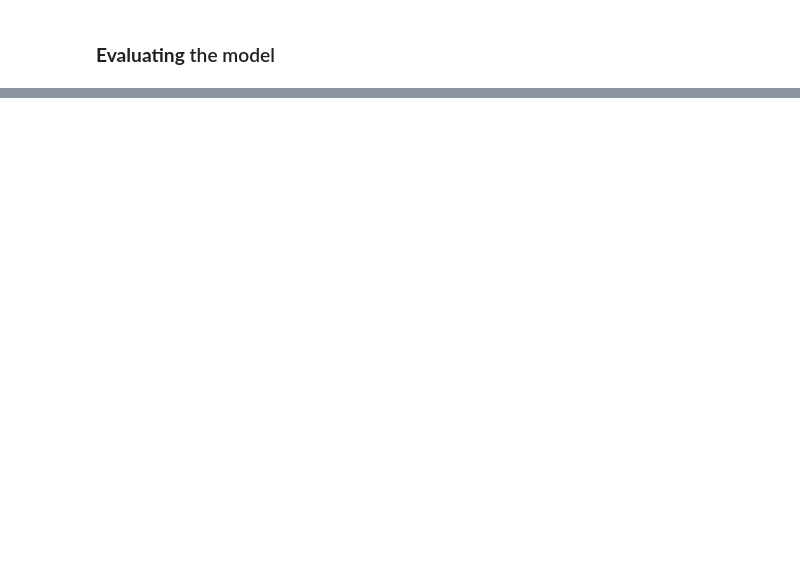
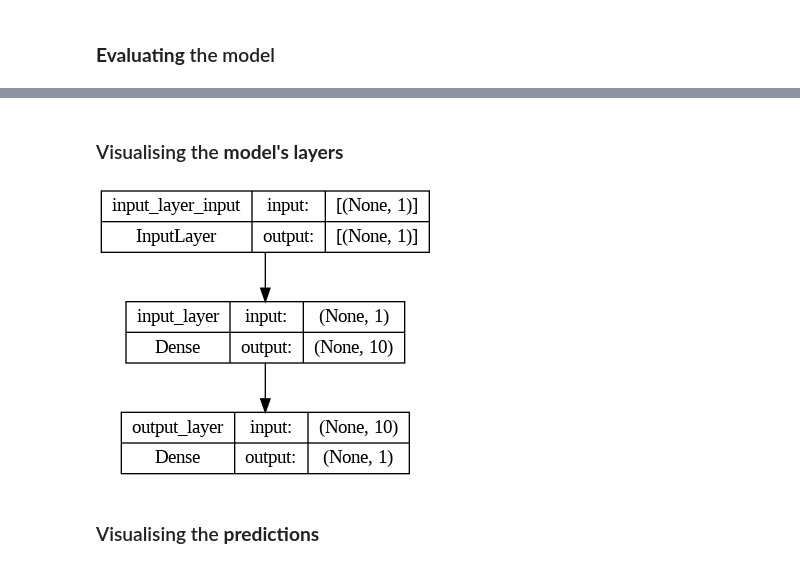
Before and after one commit to nirmit27/tensorflow-udemy, a Jupyter notebook: Neural_Network_Regression.ipynb, the cells around one changed output, grey strips where cells are left out. Drawn from its saved outputs; the diff is of its cells as text; code cells hidden in the pictures; blank space fills up the shorter version.

```diff
--- a/Neural_Network_Regression.ipynb
+++ b/Neural_Network_Regression.ipynb
@@ -73,0 +120,22 @@ model.evaluate([5.0, 8.0], [15.0, 18.0])
+# %%
+tf.random.set_seed(69)
+
+# Creating the model
+model = tf.keras.Sequential([
+    tf.keras.layers.Dense(10, input_shape=[1], name="input_layer"),
+    tf.keras.layers.Dense(1, name="output_layer")
+], name="sample_model")
+
+# Compiling the model
+model.compile(
+    loss=tf.keras.losses.mae,
+    optimizer=tf.keras.optimizers.SGD(),
+    metrics=['mae']
+)
+
+# Fitting the model
+model.fit(X_train, y_train, epochs=50, verbose=0)
+
+# Obtaining model summary
+model.build()
+model.summary()
@@ -73,0 +156,8 @@ model.evaluate([5.0, 8.0], [15.0, 18.0])
+# %% [markdown]
+### Visualising the **model's layers**
+# %%
+plot_model(model, show_shapes=True)
+# %% [output]
+[figure, added]
+# %% [markdown]
+### Visualising the **predictions**
```
Also changed, not shown: parts of 14 cells of this notebook.
